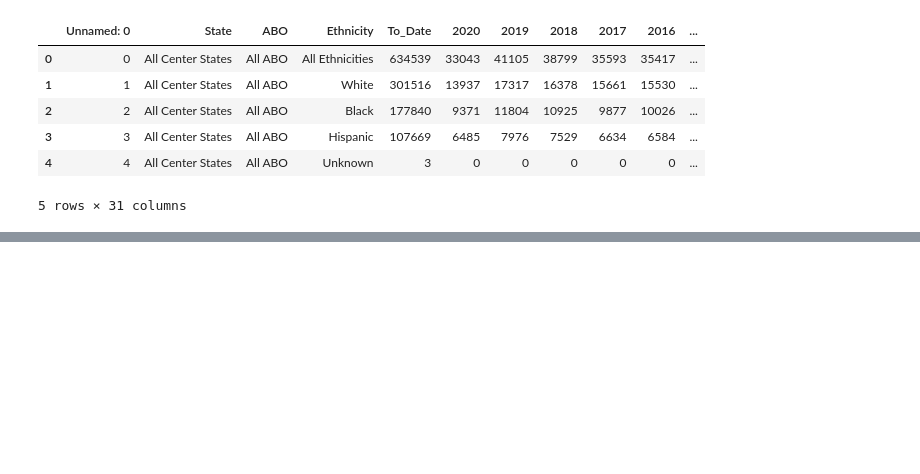
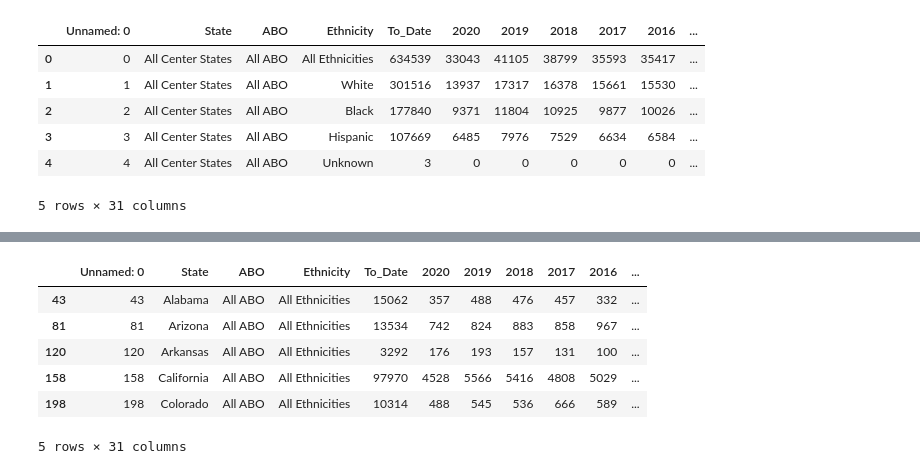
Before and after one commit to Lbrady1025/OPTN-analysis, a Jupyter notebook: datamerge.ipynb, the cells around one changed output, grey strips where cells are left out. Cells and saved outputs as stored; diff of their text form; code cells hidden in the pictures; blank space fills up the shorter version.

```diff
--- a/datamerge.ipynb
+++ b/datamerge.ipynb
@@ -54,0 +79,12 @@ waitlist_df.head()
+# %%
+#Drop waitlist rows that don't contain all ethnicities
+wl_states_df = wl_states_df[wl_states_df.Ethnicity == "All Ethnicities"]
+wl_states_df.head()
+# %% [output]
+|  | Unnamed: 0 | State | ABO | Ethnicity | To_Date | 2020 | 2019 | 2018 | 2017 | 2016 | ... |
+| 43 | 43 | Alabama | All ABO | All Ethnicities | 15062 | 357 | 488 | 476 | 457 | 332 | ... |
+| 81 | 81 | Arizona | All ABO | All Ethnicities | 13534 | 742 | 824 | 883 | 858 | 967 | ... |
+| 120 | 120 | Arkansas | All ABO | All Ethnicities | 3292 | 176 | 193 | 157 | 131 | 100 | ... |
+| 158 | 158 | California | All ABO | All Ethnicities | 97970 | 4528 | 5566 | 5416 | 4808 | 5029 | ... |
+| 198 | 198 | Colorado | All ABO | All Ethnicities | 10314 | 488 | 545 | 536 | 666 | 589 | ... |
+5 rows × 31 columns
```
Also changed, not shown: parts of 3 cells of this notebook.
